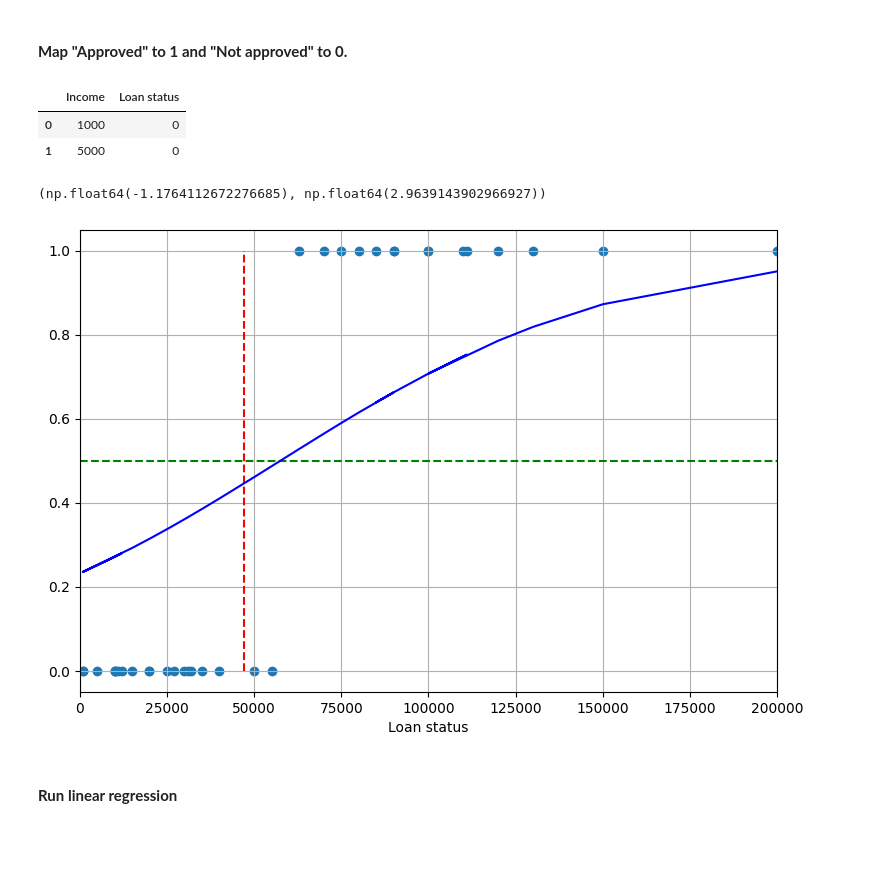
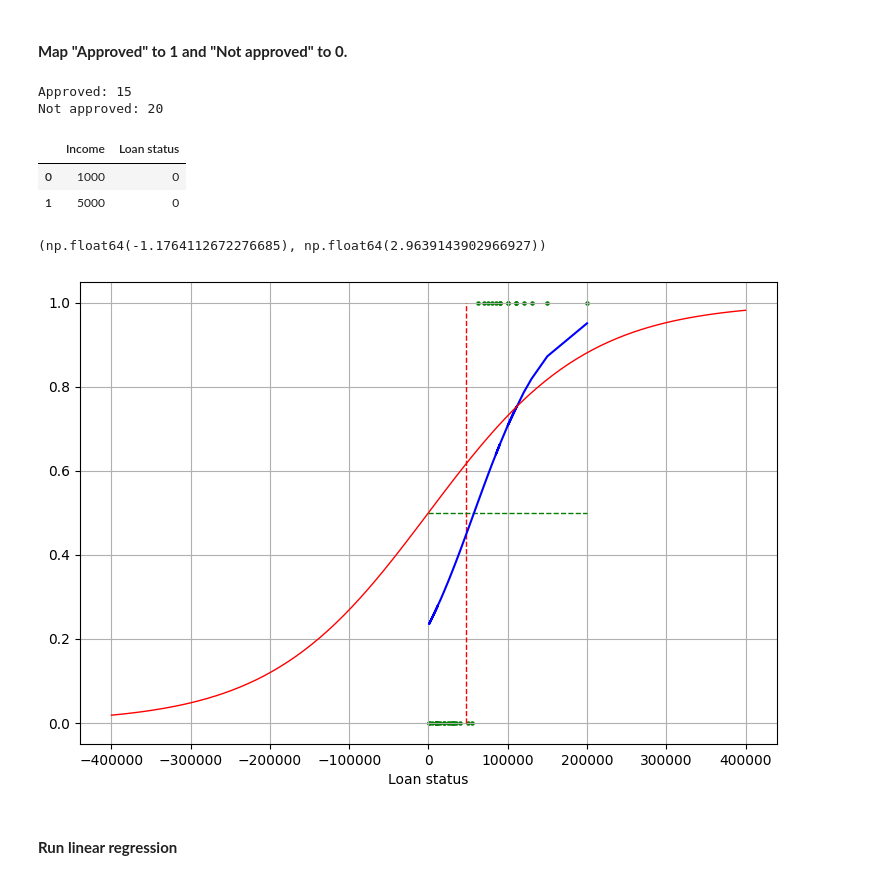
Before and after one commit to opendroid/ml, a Jupyter notebook: regression/logistic/ex01_binary_classification.ipynb, the cells around one changed output. Drawn from its saved outputs; the diff is of its cells as text; code cells hidden in the pictures; blank space fills up the shorter version.

```diff
--- a/regression/logistic/ex01_binary_classification.ipynb
+++ b/regression/logistic/ex01_binary_classification.ipynb
@@ -37,8 +37,12 @@ def sigmoid(income):
 <br> __Map "Approved" to 1 and "Not approved" to 0.__
 # %%
 df['Loan status']=df['Loan status'].map({'Approved':1,'Not approved': 0})
+print(f"Approved: {df[df['Loan status'] == 1].shape[0]}")
+print(f"Not approved: {df[df['Loan status'] == 0].shape[0]}")
 df.head(2)
 # %% [output]
+Approved: 15
+Not approved: 20
 |  | Income | Loan status |
 | 0 | 1000 | 0 |
 | 1 | 5000 | 0 |
@@ -49,20 +53,23 @@ scaled_income_sigmoid = sigmoid(scaled_income)
 scaled_income.min(),scaled_income.max()
 # %% [output]
 (np.float64(-1.1764112672276685), np.float64(2.9639143902966927))
+# %%
+sigmoid_x = np.linspace(-4, +4, num=80)
+sigmoid_y = sigmoid(sigmoid_x)
+sigmoid_x = 100_000 * sigmoid_x
 # %%
 plt.figure(figsize=(9,6))
-plt.scatter(x=df['Income'],y=df['Loan status'])
-plt.vlines(x=47000,ymax=1,ymin=0,colors='r',linestyles='--')
-plt.hlines(y=0.5,xmin=0,xmax=200_000,colors='g',linestyles='--')
-# PLot a sigmoid curve
+plt.scatter(x=df['Income'],y=df['Loan status'], c="g", s=10, linewidths=0.1)
+plt.vlines(x=47000, ymax=1, ymin=0, colors='r', linestyles='--', linewidths=1)
+plt.hlines(y=0.5,xmin=0,xmax=200_000,colors='g',linestyles='--', linewidths=1)
 plt.plot(income, scaled_income_sigmoid, label='Sigmoid Curve', color='blue')
-plt.xlim(0,200_000)
+plt.plot(sigmoid_x, sigmoid_y, label="Sigmoid", color="r", linewidth=1)
 plt.xlabel('Income')
 plt.xlabel('Loan status')
 plt.grid(True)
 plt.show()
 # %% [output]
-[figure, old version]
+[figure, new version]
 # %% [markdown]
 <br> __Run linear regression__
 # %%
```
Also changed, not shown: parts of 15 cells of this notebook, 8 other files.
